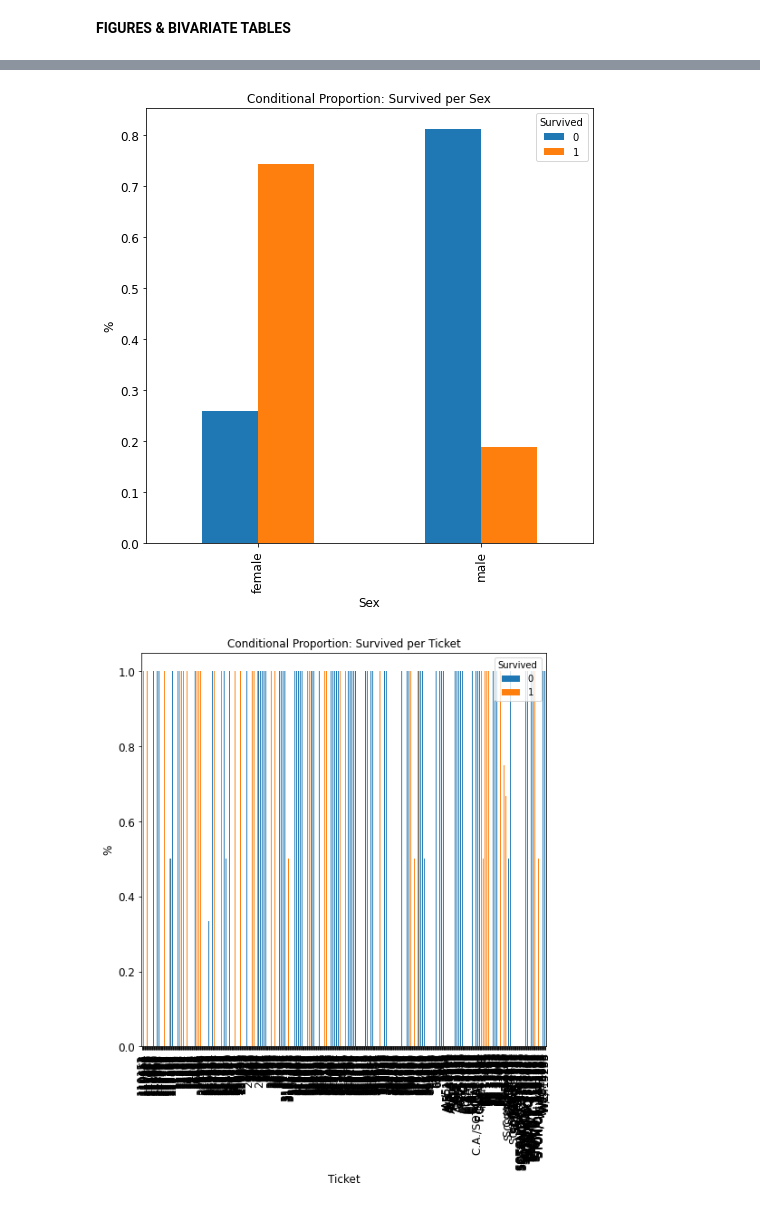
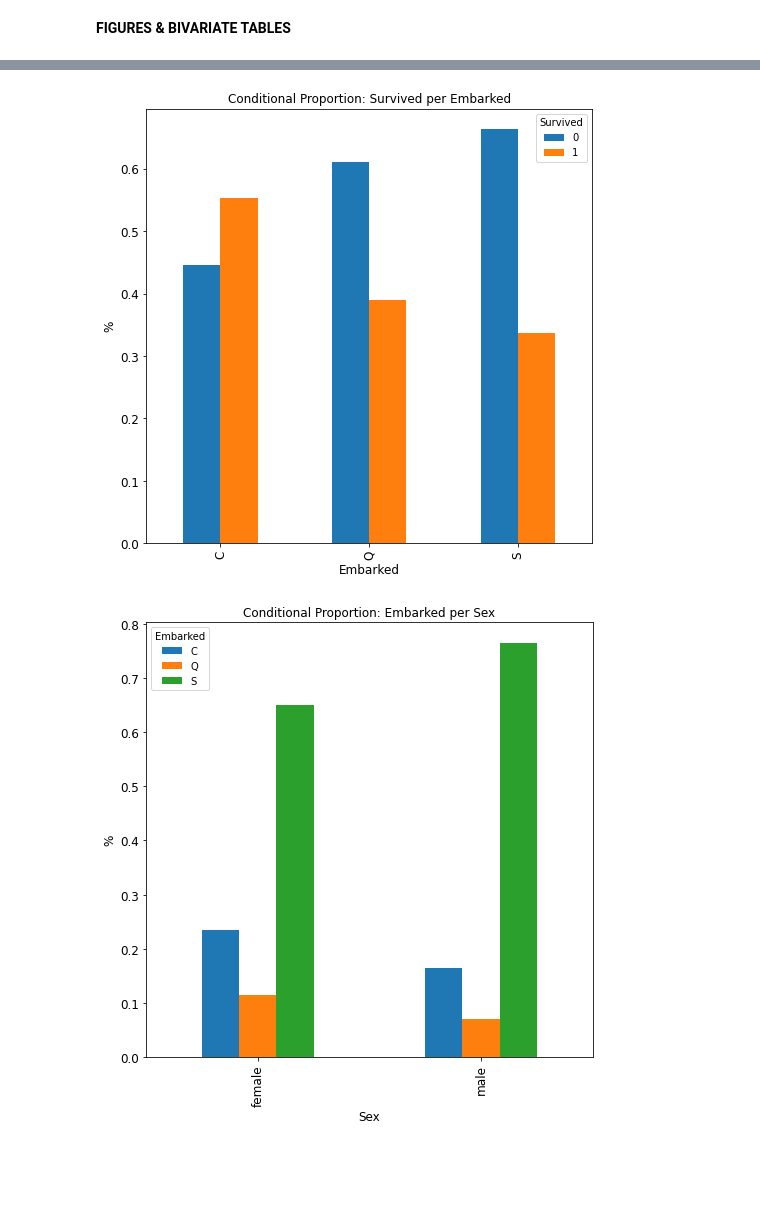
Before and after one commit to UfcaClasses/RClasses, a Jupyter notebook: P/titanic-ec02.ipynb, the cells around one changed output, grey strips where cells are left out. Cells and saved outputs as stored; diff of their text form; code cells hidden in the pictures; blank space fills up the shorter version.

```diff
--- a/P/titanic-ec02.ipynb
+++ b/P/titanic-ec02.ipynb
@@ -121,7 +121,8 @@ isQuali = (types=="object")
 isQuali = isQuali[isQuali].index
 isQuanti = (types!="object")
 isQuanti = isQuanti[isQuanti].index
-isQuanti = isQuanti.drop('Survived')
+isQuanti = isQuanti.drop(['Survived', 'PassengerId', 'Age'])
+isQuali = isQuali.drop(['Name', 'Ticket', 'Cabin'])
 print("isQuali")
 print(isQuali)
 print("isQuanti")
@@ -137,6 +138,7 @@ Index(['PassengerId', 'Pclass', 'Age', 'SibSp', 'Parch', 'Fare'], dtype='object'
 print("=============== QUALITATIVE PREDICTORS ===============")
 for qualiVar in isQuali:
     qualiQualiVariablesAnalysis (qualiVar, "Survived")
+qualiQualiVariablesAnalysis ('Sex', 'Embarked')
 
 print("=============== QUANTITATIVE PREDICTORS ===============")
 for quantiVar in isQuanti:
@@ -163,2 +165,2 @@ Survived
-[figure, old version]
+[figure, new version]
-[figure, old version]
+[figure, new version]
```
Also changed, not shown: parts of 12 cells of this notebook, 1 other file.
